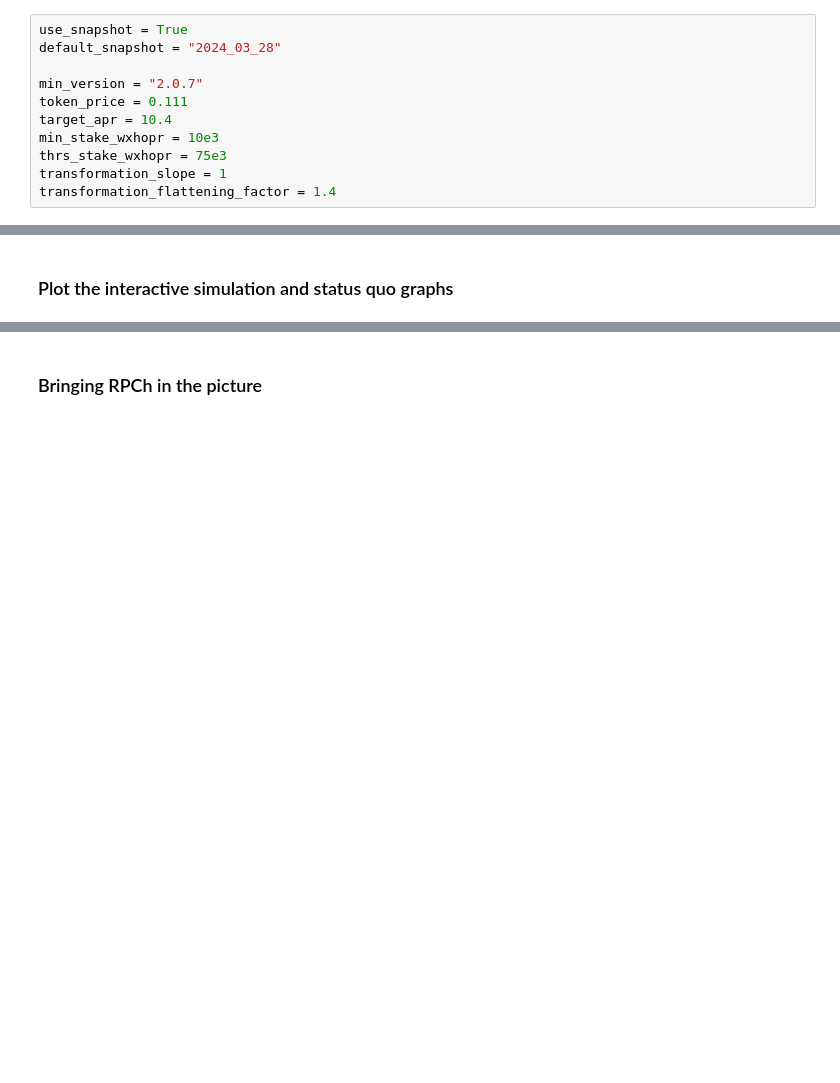
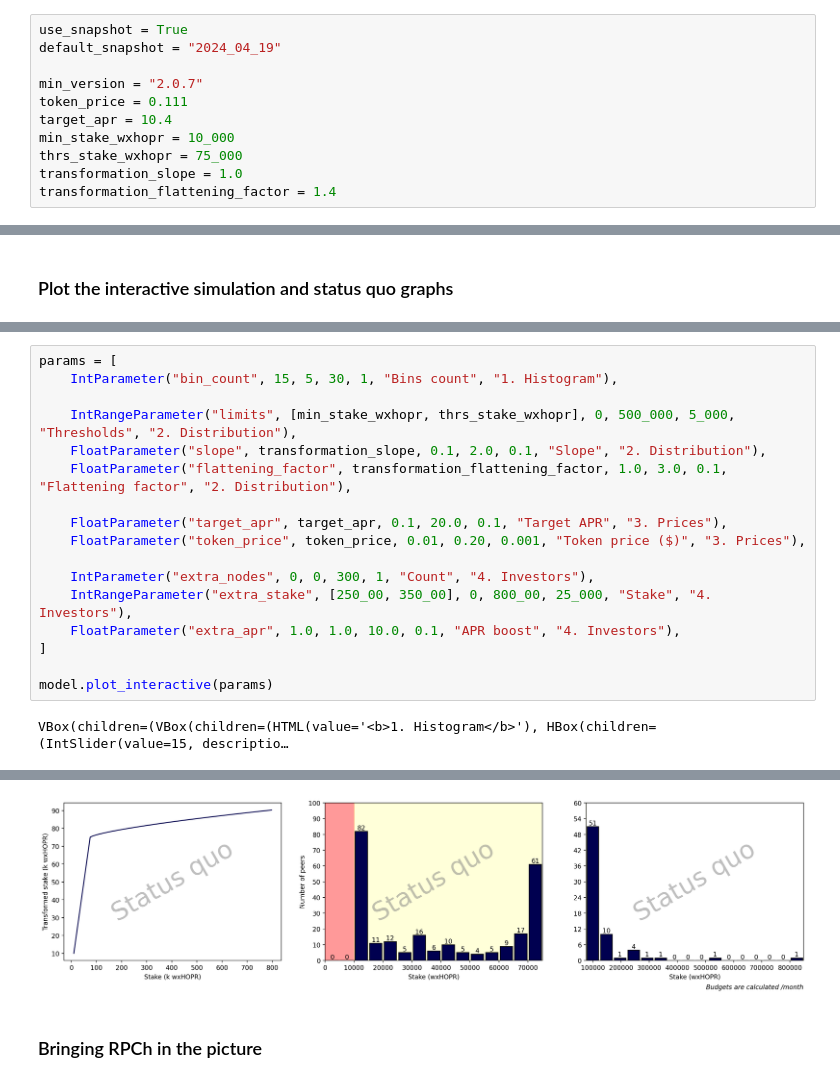
Before and after one commit to hoprnet/simulations, a Jupyter notebook: apr_simulations/scheme.ipynb, the cells around one changed output, grey strips where cells are left out. Drawn from its saved outputs; the diff is of its cells as text; blank space fills up the shorter version.

Commit message:
using same parameter class everywhere

```diff
--- a/apr_simulations/scheme.ipynb
+++ b/apr_simulations/scheme.ipynb
@@ -15,14 +18,14 @@ from models.data_model import DataModel
 ### Set default parameters for status quo graphs
 # %%
 use_snapshot = True
-default_snapshot = "2024_03_28"
+default_snapshot = "2024_04_19"
 
 min_version = "2.0.7"
 token_price = 0.111
 target_apr = 10.4
-min_stake_wxhopr = 10e3
-thrs_stake_wxhopr = 75e3
-transformation_slope = 1
+min_stake_wxhopr = 10_000
+thrs_stake_wxhopr = 75_000
+transformation_slope = 1.0
 transformation_flattening_factor = 1.4
 # %%
 class StakeModel(DataModel):
@@ -211,0 +202,19 @@ VBox(children=(HBox(children=(IntRangeSlider(value=(10000, 75000), description='
+# %%
+params = [
+    IntParameter("bin_count", 15, 5, 30, 1, "Bins count", "1. Histogram"),
+
+    IntRangeParameter("limits", [min_stake_wxhopr, thrs_stake_wxhopr], 0, 500_000, 5_000, "Thresholds", "2. Distribution"),
+    FloatParameter("slope", transformation_slope, 0.1, 2.0, 0.1, "Slope", "2. Distribution"),
+    FloatParameter("flattening_factor", transformation_flattening_factor, 1.0, 3.0, 0.1, "Flattening factor", "2. Distribution"),
+
+    FloatParameter("target_apr", target_apr, 0.1, 20.0, 0.1, "Target APR", "3. Prices"),
+    FloatParameter("token_price", token_price, 0.01, 0.20, 0.001, "Token price ($)", "3. Prices"),
+
+    IntParameter("extra_nodes", 0, 0, 300, 1, "Count", "4. Investors"),
+    IntRangeParameter("extra_stake", [250_00, 350_00], 0, 800_00, 25_000, "Stake", "4. Investors"),
+    FloatParameter("extra_apr", 1.0, 1.0, 10.0, 0.1, "APR boost", "4. Investors"),
+]
+
+model.plot_interactive(params)
+# %% [output]
+VBox(children=(VBox(children=(HTML(value='<b>1. Histogram</b>'), HBox(children=(IntSlider(value=15, descriptio…
@@ -212,3 +222,4 @@ VBox(children=(HBox(children=(IntRangeSlider(value=(10000, 75000), description='
+[figure, added]
 # %% [markdown]
 ### Bringing RPCh in the picture
 # %%
```
Also changed, not shown: parts of 8 cells of this notebook, 2 other files.
